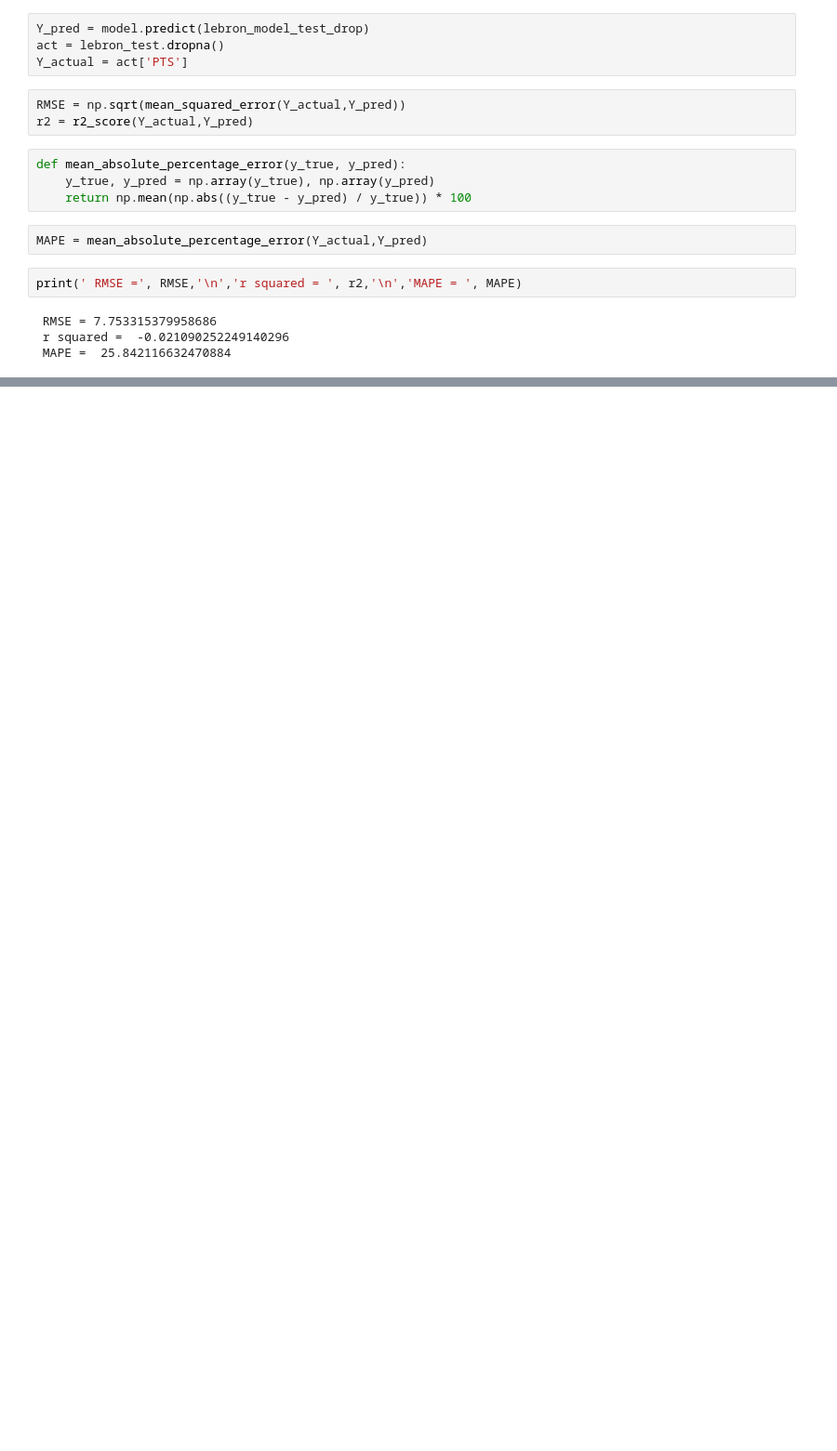
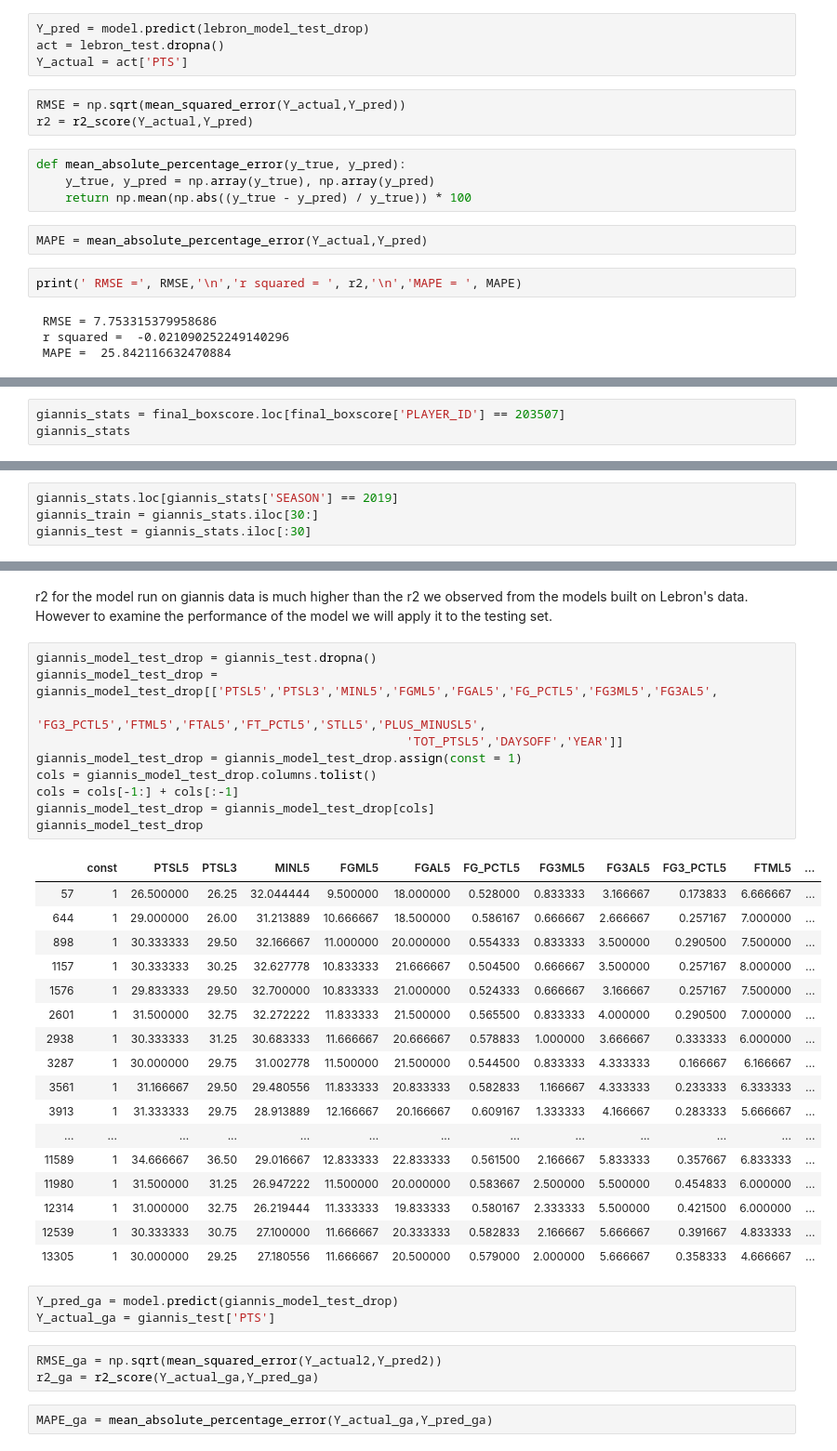
Before and after one commit to thabanenm/Capstone-Project-2, a Jupyter notebook: Capstone Project 2 - Baseline Modeling.ipynb, the cells around one changed output, grey strips where cells are left out. Shown at 93% size. Saved outputs shown, nothing was run; the diff lists cells and outputs as text; blank space fills up the shorter version.

```diff
--- a/Capstone Project 2 - Baseline Modeling.ipynb
+++ b/Capstone Project 2 - Baseline Modeling.ipynb
@@ -137,0 +265,3 @@ print(' RMSE =', RMSE,'\n','r squared = ', r2,'\n','MAPE = ', MAPE)
+# %%
+giannis_stats = final_boxscore.loc[final_boxscore['PLAYER_ID'] == 203507]
+giannis_stats
@@ -137,0 +282,4 @@ print(' RMSE =', RMSE,'\n','r squared = ', r2,'\n','MAPE = ', MAPE)
+# %%
+giannis_stats.loc[giannis_stats['SEASON'] == 2019]
+giannis_train = giannis_stats.iloc[30:]
+giannis_test = giannis_stats.iloc[:30]
@@ -137,0 +340,38 @@ print(' RMSE =', RMSE,'\n','r squared = ', r2,'\n','MAPE = ', MAPE)
+# %% [markdown]
+r2 for the model run on giannis data is much higher than the r2 we observed from the models built on Lebron's data. However to examine the performance of the model we will apply it to the testing set.
+# %%
+giannis_model_test_drop = giannis_test.dropna()
+giannis_model_test_drop = giannis_model_test_drop[['PTSL5','PTSL3','MINL5','FGML5','FGAL5','FG_PCTL5','FG3ML5','FG3AL5',
+                                                   'FG3_PCTL5','FTML5','FTAL5','FT_PCTL5','STLL5','PLUS_MINUSL5',
+                                                   'TOT_PTSL5','DAYSOFF','YEAR']]
+giannis_model_test_drop = giannis_model_test_drop.assign(const = 1)
+cols = giannis_model_test_drop.columns.tolist()
+cols = cols[-1:] + cols[:-1]
+giannis_model_test_drop = giannis_model_test_drop[cols]
+giannis_model_test_drop
+# %% [output]
+|  | const | PTSL5 | PTSL3 | MINL5 | FGML5 | FGAL5 | FG_PCTL5 | FG3ML5 | FG3AL5 | FG3_PCTL5 | FTML5 | ... |
+| 57 | 1 | 26.500000 | 26.25 | 32.044444 | 9.500000 | 18.000000 | 0.528000 | 0.833333 | 3.166667 | 0.173833 | 6.666667 | ... |
+| 644 | 1 | 29.000000 | 26.00 | 31.213889 | 10.666667 | 18.500000 | 0.586167 | 0.666667 | 2.666667 | 0.257167 | 7.000000 | ... |
+| 898 | 1 | 30.333333 | 29.50 | 32.166667 | 11.000000 | 20.000000 | 0.554333 | 0.833333 | 3.500000 | 0.290500 | 7.500000 | ... |
+| 1157 | 1 | 30.333333 | 30.25 | 32.627778 | 10.833333 | 21.666667 | 0.504500 | 0.666667 | 3.500000 | 0.257167 | 8.000000 | ... |
+| 1576 | 1 | 29.833333 | 29.50 | 32.700000 | 10.833333 | 21.000000 | 0.524333 | 0.666667 | 3.166667 | 0.257167 | 7.500000 | ... |
+| 2601 | 1 | 31.500000 | 32.75 | 32.272222 | 11.833333 | 21.500000 | 0.565500 | 0.833333 | 4.000000 | 0.290500 | 7.000000 | ... |
+| 2938 | 1 | 30.333333 | 31.25 | 30.683333 | 11.666667 | 20.666667 | 0.578833 | 1.000000 | 3.666667 | 0.333333 | 6.000000 | ... |
+| 3287 | 1 | 30.000000 | 29.75 | 31.002778 | 11.500000 | 21.500000 | 0.544500 | 0.833333 | 4.333333 | 0.166667 | 6.166667 | ... |
+| 3561 | 1 | 31.166667 | 29.50 | 29.480556 | 11.833333 | 20.833333 | 0.582833 | 1.166667 | 4.333333 | 0.233333 | 6.333333 | ... |
+| 3913 | 1 | 31.333333 | 29.75 | 28.913889 | 12.166667 | 20.166667 | 0.609167 | 1.333333 | 4.166667 | 0.283333 | 5.666667 | ... |
+| ... | ... | ... | ... | ... | ... | ... | ... | ... | ... | ... | ... | ... |
+| 11589 | 1 | 34.666667 | 36.50 | 29.016667 | 12.833333 | 22.833333 | 0.561500 | 2.166667 | 5.833333 | 0.357667 | 6.833333 | ... |
+| 11980 | 1 | 31.500000 | 31.25 | 26.947222 | 11.500000 | 20.000000 | 0.583667 | 2.500000 | 5.500000 | 0.454833 | 6.000000 | ... |
+| 12314 | 1 | 31.000000 | 32.75 | 26.219444 | 11.333333 | 19.833333 | 0.580167 | 2.333333 | 5.500000 | 0.421500 | 6.000000 | ... |
+| 12539 | 1 | 30.333333 | 30.75 | 27.100000 | 11.666667 | 20.333333 | 0.582833 | 2.166667 | 5.666667 | 0.391667 | 4.833333 | ... |
+| 13305 | 1 | 30.000000 | 29.25 | 27.180556 | 11.666667 | 20.500000 | 0.579000 | 2.000000 | 5.666667 | 0.358333 | 4.666667 | ... |
+# %%
+Y_pred_ga = model.predict(giannis_model_test_drop)
+Y_actual_ga = giannis_test['PTS']
+# %%
+RMSE_ga = np.sqrt(mean_squared_error(Y_actual2,Y_pred2))
+r2_ga = r2_score(Y_actual_ga,Y_pred_ga)
+# %%
+MAPE_ga = mean_absolute_percentage_error(Y_actual_ga,Y_pred_ga)
```
Also changed, not shown: parts of 25 cells of this notebook, 1 other file.
